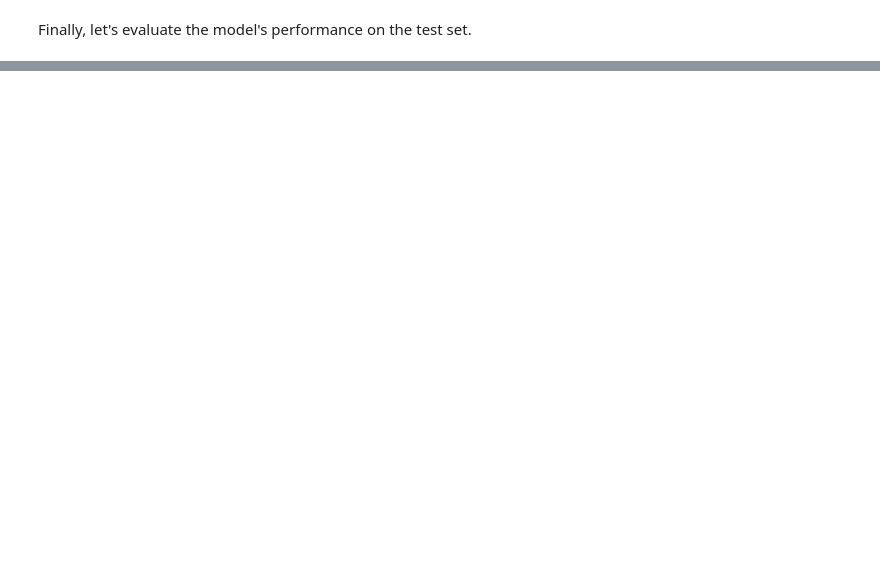
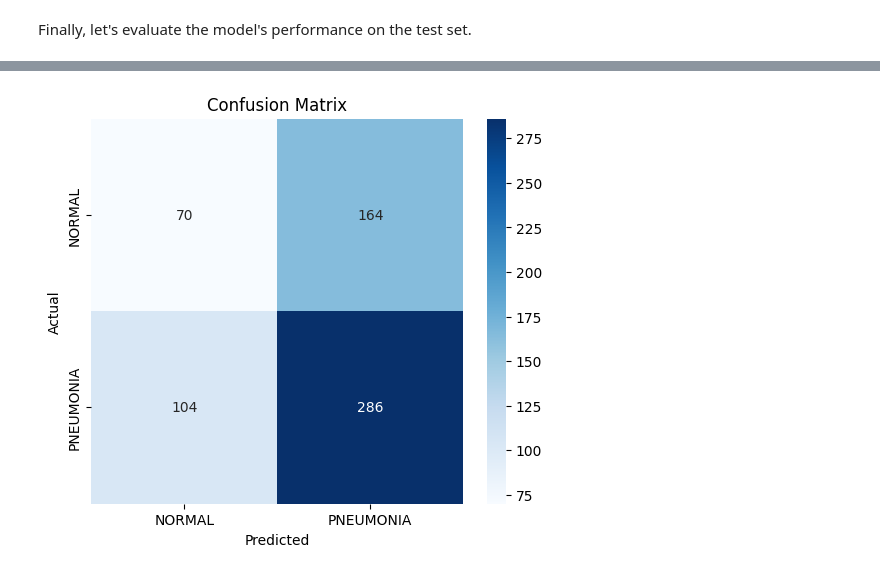
Before and after one commit to Manojmp7676/DEEP_LEARNING_FILES, a Jupyter notebook: Project_7_DL_CNN.ipynb, the cells around one changed output, grey strips where cells are left out. Saved outputs shown, nothing was run; the diff lists cells and outputs as text; code cells hidden in the pictures; blank space fills up the shorter version.

```diff
--- a/Project_7_DL_CNN.ipynb
+++ b/Project_7_DL_CNN.ipynb
@@ -186,0 +190,15 @@ plt.show()
+# %%
+from sklearn.metrics import classification_report, confusion_matrix
+
+# Get true labels
+true_classes = test_generator.classes
+
+# Get predictions
+predictions = model.predict(test_generator)
+predicted_classes = (predictions > 0.5).astype(int)
+
+print(classification_report(
+    true_classes,
+    predicted_classes,
+    target_names=["NORMAL","PNEUMONIA"]
+))
@@ -186,0 +215,22 @@ plt.show()
+# %%
+import seaborn as sns
+cm = confusion_matrix(true_classes, predicted_classes)
+
+plt.figure(figsize=(6,5))
+
+sns.heatmap(
+    cm,
+    annot=True,
+    fmt='d',
+    cmap='Blues',
+    xticklabels=["NORMAL","PNEUMONIA"],
+    yticklabels=["NORMAL","PNEUMONIA"]
+)
+
+plt.xlabel("Predicted")
+plt.ylabel("Actual")
+plt.title("Confusion Matrix")
+
+plt.show()
+# %% [output]
+[figure, added]
```
Also changed, not shown: parts of 7 cells of this notebook.
